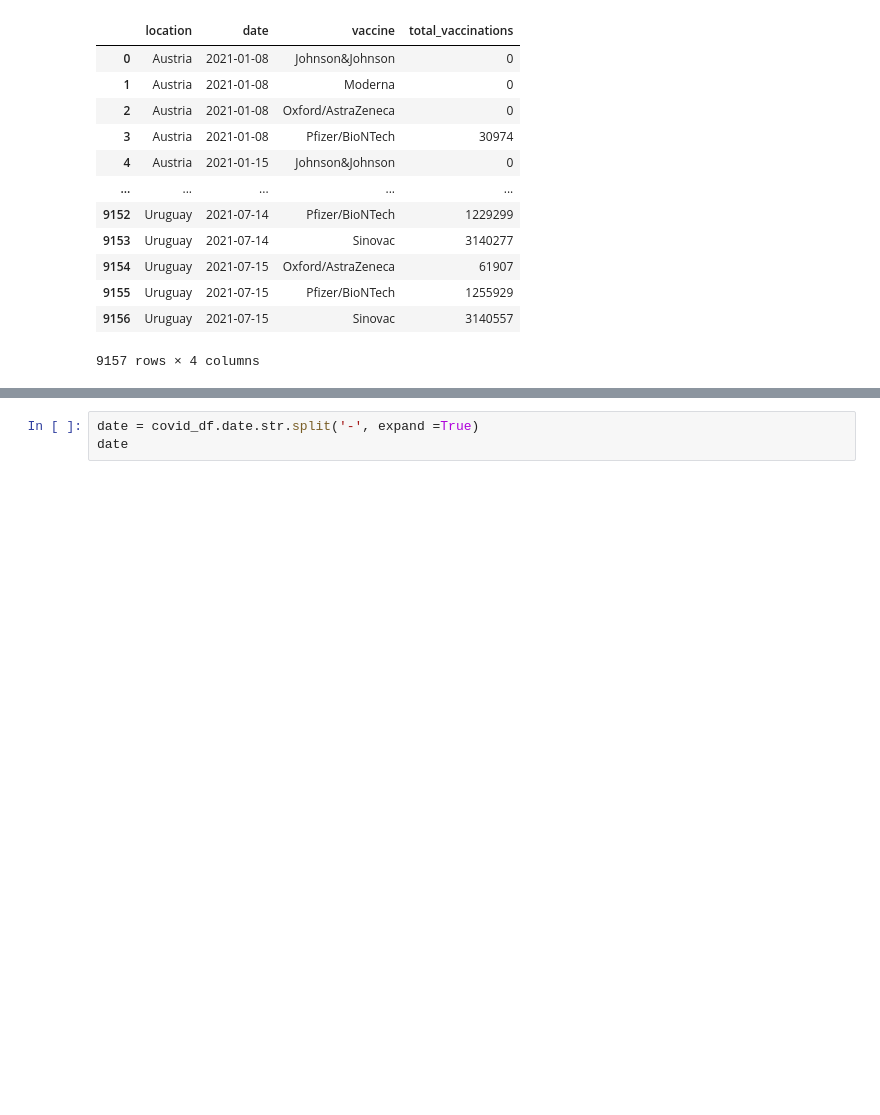
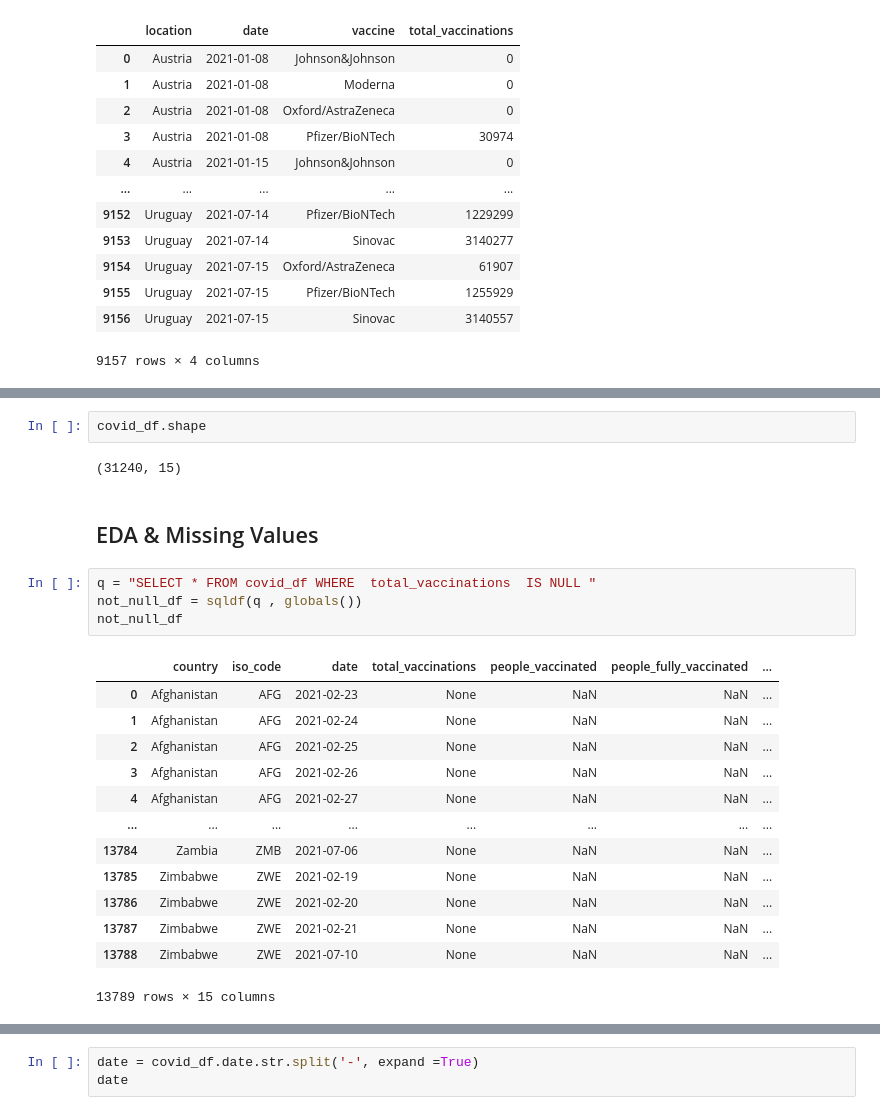
Before and after one commit to omidr1348/Covid_19, a Jupyter notebook: Covid Vaccination.ipynb, the cells around one changed output, grey strips where cells are left out. Cells and saved outputs as stored; diff of their text form; blank space fills up the shorter version.

```diff
--- a/Covid Vaccination.ipynb
+++ b/Covid Vaccination.ipynb
@@ -57,0 +109,24 @@ covid_manufacturer_df
+# %%
+covid_df.shape
+# %% [output]
+(31240, 15)
+# %% [markdown]
+## EDA & Missing Values
+# %%
+q = "SELECT * FROM covid_df WHERE  total_vaccinations  IS NULL "
+not_null_df = sqldf(q , globals())
+not_null_df
+# %% [output]
+|  | country | iso_code | date | total_vaccinations | people_vaccinated | people_fully_vaccinated | ... |
+| 0 | Afghanistan | AFG | 2021-02-23 | None | NaN | NaN | ... |
+| 1 | Afghanistan | AFG | 2021-02-24 | None | NaN | NaN | ... |
+| 2 | Afghanistan | AFG | 2021-02-25 | None | NaN | NaN | ... |
+| 3 | Afghanistan | AFG | 2021-02-26 | None | NaN | NaN | ... |
+| 4 | Afghanistan | AFG | 2021-02-27 | None | NaN | NaN | ... |
+| ... | ... | ... | ... | ... | ... | ... | ... |
+| 13784 | Zambia | ZMB | 2021-07-06 | None | NaN | NaN | ... |
+| 13785 | Zimbabwe | ZWE | 2021-02-19 | None | NaN | NaN | ... |
+| 13786 | Zimbabwe | ZWE | 2021-02-20 | None | NaN | NaN | ... |
+| 13787 | Zimbabwe | ZWE | 2021-02-21 | None | NaN | NaN | ... |
+| 13788 | Zimbabwe | ZWE | 2021-07-10 | None | NaN | NaN | ... |
+13789 rows × 15 columns
```
Also changed, not shown: parts of 8 cells of this notebook.
